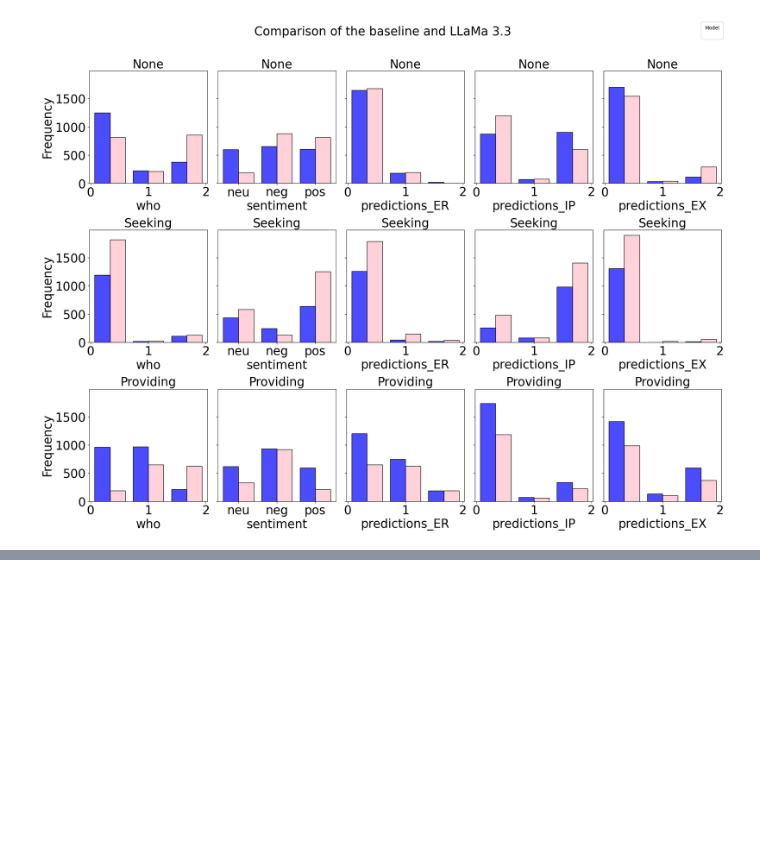
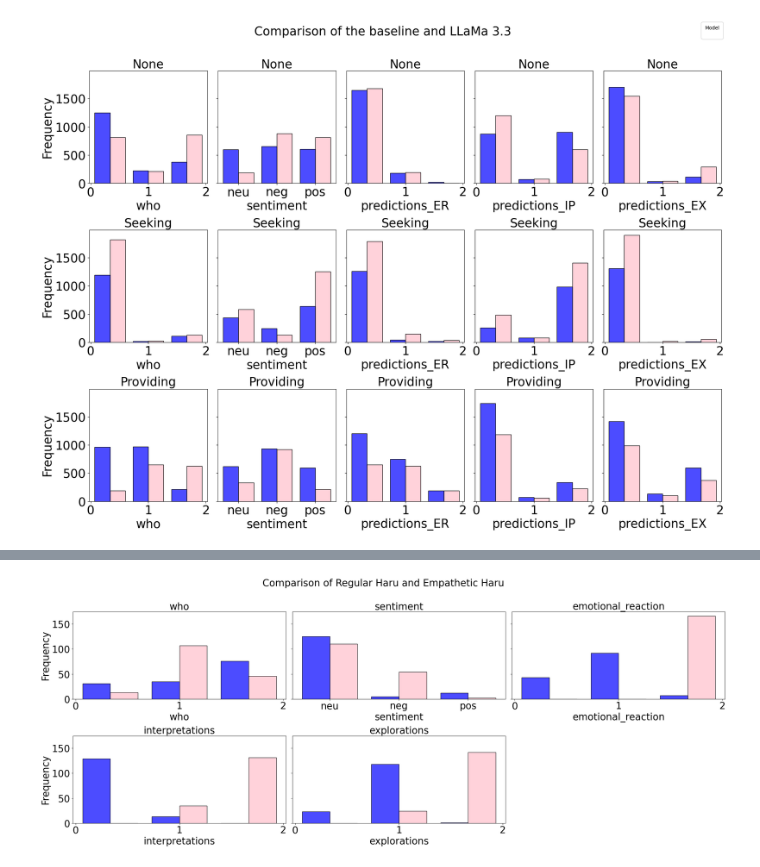
Before and after one commit to christianharu/WHEE, a Jupyter notebook: graphs.ipynb, the cells around one changed output, grey strips where cells are left out. Cells and saved outputs as stored; diff of their text form; code cells hidden in the pictures; blank space fills up the shorter version.

Commit message:
Implement additional frequency analysis for non-HRI cues and enhance output formatting

```diff
--- a/graphs.ipynb
+++ b/graphs.ipynb
@@ -299,0 +274,8 @@ plt.show()
+# %%
+def calculate_stats(df, label):
+    filtered_data = df[df['classification_label'] == label]
+    valence_mean = filtered_data['valence'].mean()
+    valence_std = filtered_data['valence'].std()
+    arousal_mean = filtered_data['arousal'].mean()
+    arousal_std = filtered_data['arousal'].std()
+    return valence_mean, valence_std, arousal_mean, arousal_std
@@ -299,0 +355,90 @@ plt.show()
+# %%
+# instruction
+# results/ EERobot/ Meta-Llama-3.3-70B-Instruct-AWQ-INT4_generate_classify.csv
+# results / TSC / Meta-Llama-3.3-70B-Instruct-AWQ-INT4_generate_classify.csv
+
+current_dir = os.getcwd()
+dataset_path_tsc = os.path.join(current_dir, 'results', 'TSC', 'Meta-Llama-3.3-70B-Instruct-AWQ-INT4_generate_classify.csv')
+dataset_path_eerobot = os.path.join(current_dir, 'results', 'EERobot', 'Meta-Llama-3.3-70B-Instruct-AWQ-INT4_generate_classify.csv')
+dataset_tsc = pd.read_csv(dataset_path_tsc)
+dataset_eerobot = pd.read_csv(dataset_path_eerobot)
+
+# concatenate the two datasets
+combined_dataset = pd.concat([dataset_tsc, dataset_eerobot])
+
+# separete samples based on the  "instruction" column
+regular_haru_dataset = combined_dataset[combined_dataset['instruction'].isnull()]
+empathetic_haru_dataset = combined_dataset[combined_dataset['instruction'].notnull()]
+
+columns_info = {
+    'who': [0, 1, 2],
+    'sentiment': ['neu', 'neg', 'pos'],
+    'emotional_reaction': [0, 1, 2],
+    'interpretations': [0, 1, 2],
+    'explorations': [0, 1, 2],
+}
+
+
+
+# Set the font size for all text elements
+plt.rcParams.update({
+    'axes.titlesize': 25,
+    'axes.labelsize': 25,
+    'xtick.labelsize': 25,
+    'ytick.labelsize': 25,
+    'legend.fontsize': 20,
+    'figure.titlesize': 20
+})
+
+
+# Plot for regular_haru and empathetic_haru
+fig, axes = plt.subplots(2, 3, figsize=(25, 10), sharey=True)
+fig.suptitle('Comparison of Regular Haru and Empathetic Haru', fontsize=25)
+
+# Flatten the axes array for easy iteration
+axes = axes.flatten()
+
+for col, (column, values) in enumerate(columns_info.items()):
+    filtered_regular_haru = regular_haru_dataset.copy()
+    filtered_regular_haru['model'] = 'Regular Haru'
+
+    filtered_empathetic_haru = empathetic_haru_dataset.copy()
+    filtered_empathetic_haru['model'] = 'Empathetic Haru'
+
+    # Ensure no duplicate labels and reset index
+    filtered_regular_haru = filtered_regular_haru.drop_duplicates().reset_index(drop=True)
+    filtered_empathetic_haru = filtered_empathetic_haru.drop_duplicates().reset_index(drop=True)
+
+    combined_data = pd.concat([filtered_regular_haru, filtered_empathetic_haru]).reset_index(drop=True)
+
+    sns.histplot(
+        combined_data,
+        x=column,
+        bins=len(values),
+        hue='model',
+        multiple='dodge',
+        shrink=0.8,
+        kde=False,
+        ax=axes[col],
+        palette={'Regular Haru': 'blue', 'Empathetic Haru': 'pink'},
+        alpha=0.7,
+        legend=False
+    )
+    axes[col].set_title(column)
+    axes[col].set_xlabel(column)
+    axes[col].set_ylabel('Frequency')
+    axes[col].set_xticks(range(len(values)))
+    axes[col].set_xticklabels(values)
+
+
+
+# Hide the last subplot if there are fewer columns than subplots
+if len(columns_info) < len(axes):
+    for i in range(len(columns_info), len(axes)):
+        fig.delaxes(axes[i])
+
+
+plt.tight_layout(rect=[0, 0, 1, 0.96])
+plt.show()
+# %% [output]
+[figure, added]
```
Also changed, not shown: parts of 10 cells of this notebook.
